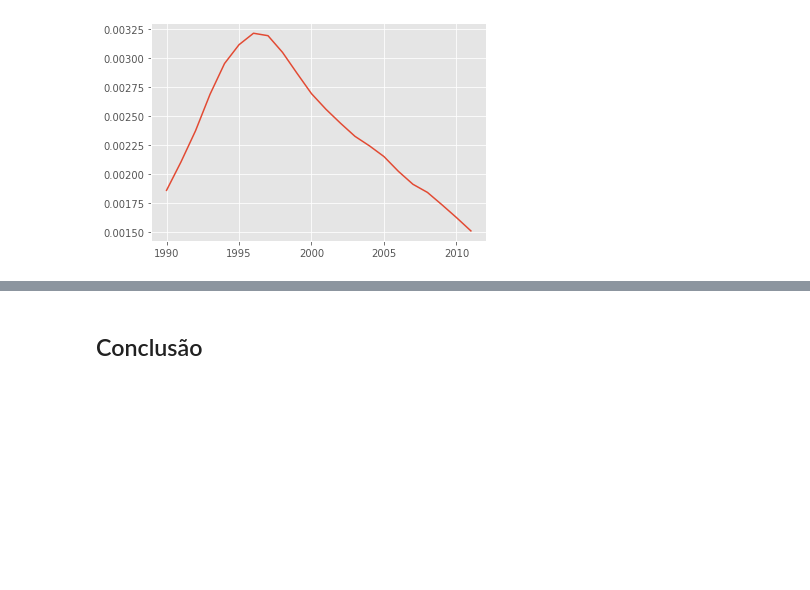
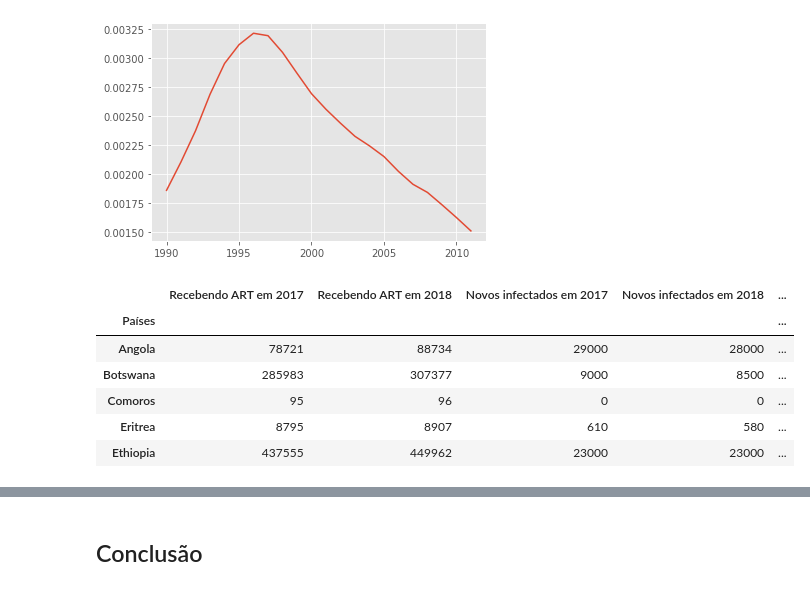
Before and after one commit to danielminson/CD, a Jupyter notebook: Projeto 1/Daniel_Pucciariello_projeto1.ipynb, the cells around one changed output, grey strips where cells are left out. Drawn from its saved outputs; the diff is of its cells as text; code cells hidden in the pictures; blank space fills up the shorter version.

```diff
--- a/Projeto 1/Daniel_Pucciariello_projeto1.ipynb
+++ b/Projeto 1/Daniel_Pucciariello_projeto1.ipynb
@@ -55,10 +55,6 @@ FileNotFoundError: [Errno 2] No such file or directory: 'New HIV Infections_Regi
 # %% [markdown]
 **Mudando os índices, renomeando colunas e limpando dados:**
 # %%
-IDH= IDH.rename(columns = {"geo":'IDH'})
-idh_idx=IDH.set_index("IDH")
-idh_idx=idh_idx.dropna()
-#--------------------------------------- OLHAR AQUI
 deaths=deaths.rename(columns = {"Annual number of AIDS deaths":'Mortes por AIDS'})
 deaths_idx=deaths.set_index("Mortes por AIDS")
 deaths_idx.columns = deaths_idx.columns.astype(int)
@@ -76,21 +72,27 @@ pibpercapita=pibpercapita.rename(columns={"GDP per capita":"PIB per capita"})
 pibpercapita_idx=pibpercapita.set_index("PIB per capita")
 pibpercapita_idx=pibpercapita_idx.dropna()
 
-newlyinfected=newlyinfected.rename(columns={"Estimated new HIV infections":"Incidencia de HIV em novas pessoas"})
-newlyinfected_idx=newlyinfected.set_index("Incidencia de HIV em novas pessoas")
-newlyinfected_idx=newlyinfected_idx.dropna()
-
 totalpopulation=totalpopulation.rename(columns={"Total population":"População total"})
 totalpopulation_idx=totalpopulation.set_index("População total")
 totalpopulation_idx=totalpopulation_idx.dropna()
 
-donationsfromUNAIDS=donationsfromUNAIDS.rename(columns={"Country Name":"Doações recebidas por país"})
-donationsfromUNAIDS_idx=donationsfromUNAIDS.set_index("Doações recebidas por país")
-donationsfromUNAIDS_idx=donationsfromUNAIDS_idx.dropna()
+newlyinfected_south_eastern_africa_2017=newlyinfected_south_eastern_africa_2017.rename(columns={"Selected Regions":"Países", "For The Year 2017":"Novos infectados em 2017"})
+newlyinfected_south_eastern_africa_idx2017=newlyinfected_south_eastern_africa_2017.set_index("Países")
 
-newlyinfected_south_eastern_africa=newlyinfected_south_eastern_africa.rename(columns={"Nations":"Novos infectados"})
-newlyinfected_south_eastern_africa_idx2019=newlyinfected_south_eastern_africa.set_index("Novos infectados")
-newlyinfected_south_eastern_africa_idx2019=newlyinfected_south_eastern_africa_idx2019.dropna()
+newlyinfected_south_eastern_africa_2018=newlyinfected_south_eastern_africa_2018.rename(columns={"Selected Regions":"Países", "For The Year 2018":"Novos infectados em 2018"})
+newlyinfected_south_eastern_africa_idx2018=newlyinfected_south_eastern_africa_2018.set_index("Países")
+
+receivingART_south_eastern_africa_2017=receivingART_south_eastern_africa_2017.rename(columns={"Selected Regions":"Países", "For The Year 2017":"Recebendo ART em 2017"})
+receivingART_south_eastern_africa_idx2017=receivingART_south_eastern_africa_2017.set_index("Países")
+
+receivingART_south_eastern_africa_2018=receivingART_south_eastern_africa_2018.rename(columns={"Selected Regions":"Países", "For The Year 2018":"Recebendo ART em 2018"})
+receivingART_south_eastern_africa_idx2018=receivingART_south_eastern_africa_2018.set_index("Países")
+
+livingwithHIV2017=livingwithHIV2017.rename(columns={"Selected Regions":"Países", "For The Year 2017":"Pessoas com HIV em 2017"})
+livingwithHIV2017_idx=livingwithHIV2017.set_index("Países")
+
+livingwithHIV2018=livingwithHIV2018.rename(columns={"Selected Regions":"Países", "For The Year 2018":"Pessoas com HIV em 2018"})
+livingwithHIV2018_idx=livingwithHIV2018.set_index("Países")
 # %% [markdown]
 **Estudo dos dados a cada 5 anos, sendo 5 anteriores e 5 posteriores ào começo da organização:**
 # %%
@@ -326,4 +256,19 @@ plt.plot(comportamentorelativo_novosinfectados.mean().index, comportamentorelati
 # %% [output]
 [<matplotlib.lines.Line2D at 0x...>]
 [figure]
+# %%
+juncaodosdados=receivingART_south_eastern_africa_idx2017.join(receivingART_south_eastern_africa_idx2018, how="inner")
+juncaodosdados=juncaodosdados.join(newlyinfected_south_eastern_africa_idx2017, how="inner")
+juncaodosdados=juncaodosdados.join(newlyinfected_south_eastern_africa_idx2018, how="inner")
+juncaodosdados=juncaodosdados.join(livingwithHIV2017_idx, how="inner")
+juncaodosdados=juncaodosdados.join(livingwithHIV2018_idx, how="inner")
+juncaodosdados.head()
+# %% [output]
+|  | Recebendo ART em 2017 | Recebendo ART em 2018 | Novos infectados em 2017 | Novos infectados em 2018 | ... |
+| Países |  |  |  |  | ... |
+| Angola | 78721 | 88734 | 29000 | 28000 | ... |
+| Botswana | 285983 | 307377 | 9000 | 8500 | ... |
+| Comoros | 95 | 96 | 0 | 0 | ... |
+| Eritrea | 8795 | 8907 | 610 | 580 | ... |
+| Ethiopia | 437555 | 449962 | 23000 | 23000 | ... |
 # %%
```
Also changed, not shown: parts of 13 cells of this notebook, 9 other files.
